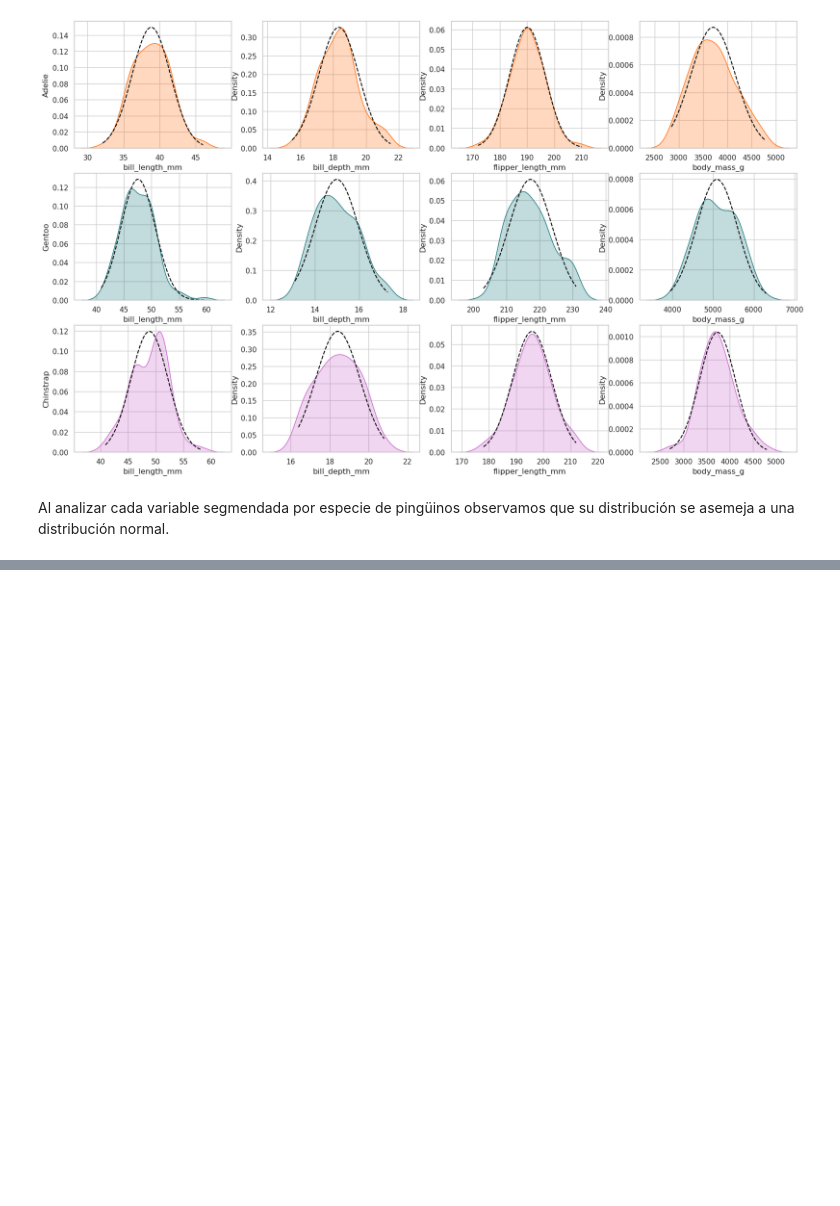
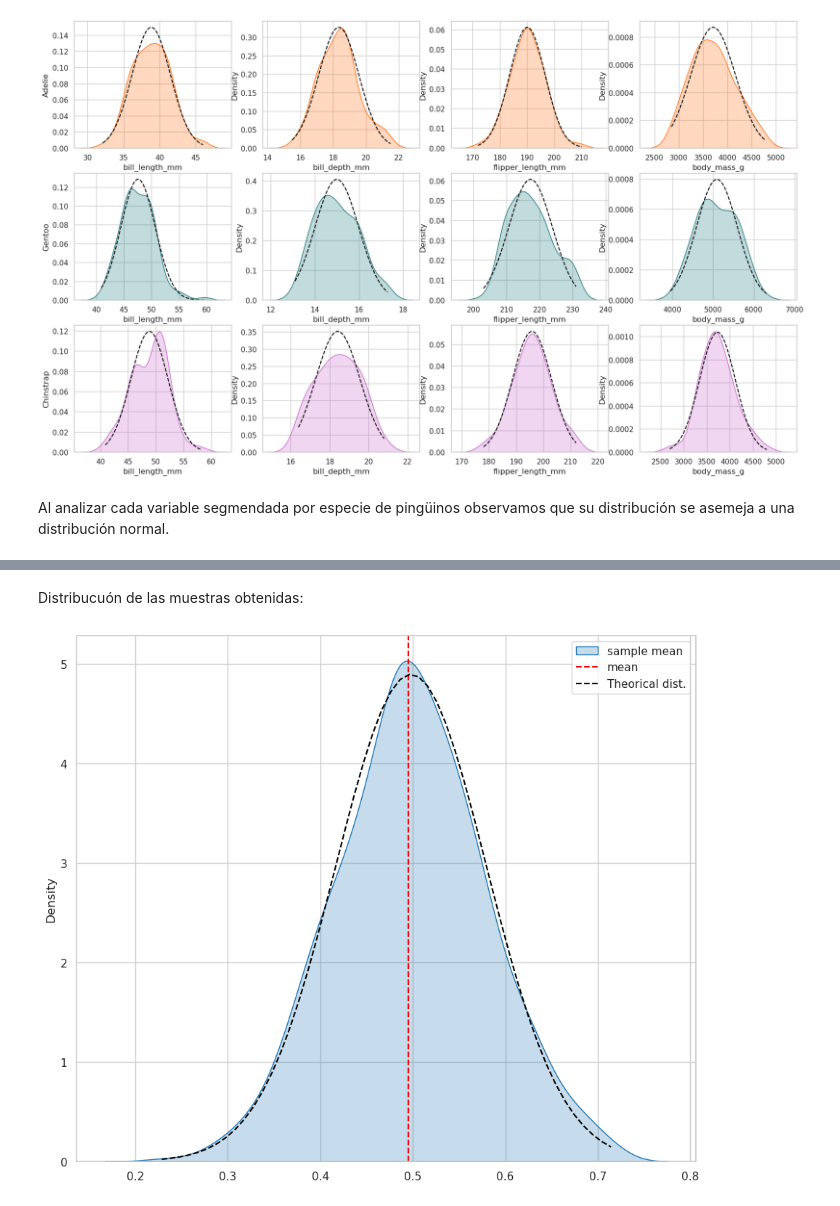
Before and after one commit to pahoalapizco/eda_penguins, a Jupyter notebook: notebooks/1.0-eda_penguins-introduction.ipynb, the cells around one changed output, grey strips where cells are left out. Saved outputs shown, nothing was run; the diff lists cells and outputs as text; code cells hidden in the pictures; blank space fills up the shorter version.

```diff
--- a/notebooks/1.0-eda_penguins-introduction.ipynb
+++ b/notebooks/1.0-eda_penguins-introduction.ipynb
@@ -888,0 +905,2 @@ Al analizar cada variable segmendada por especie de pingüinos observamos que su
+# %%
+sex_numeric = processed_penguins_df["sex"].replace(["male", "female"], [0, 1])
@@ -888,0 +923,16 @@ Al analizar cada variable segmendada por especie de pingüinos observamos que su
+# %% [markdown]
+Distribucuón de las muestras obtenidas:
+# %%
+sample_means_binomial = pd.DataFrame(samples_df.mean(), columns=["sample_mean"])
+sns.kdeplot(data=sample_means_binomial, label="sample mean", fill=True)
+plt.axvline(x=sex_numeric.mean(), color="red", linestyle="dashed", label="mean")
+
+# Comparación con la distribución teórica
+xs = np.linspace(sample_means_binomial.min(), sample_means_binomial.max())
+ys = scipy.stats.norm(sample_means_binomial.mean(), sample_means_binomial.std()).pdf(xs)
+plt.plot(xs, ys, color="black", linestyle="dashed", label="Theorical dist.")
+
+plt.legend()
+plt.show()
+# %% [output]
+[figure, added]
```
Also changed, not shown: parts of 10 cells of this notebook.
